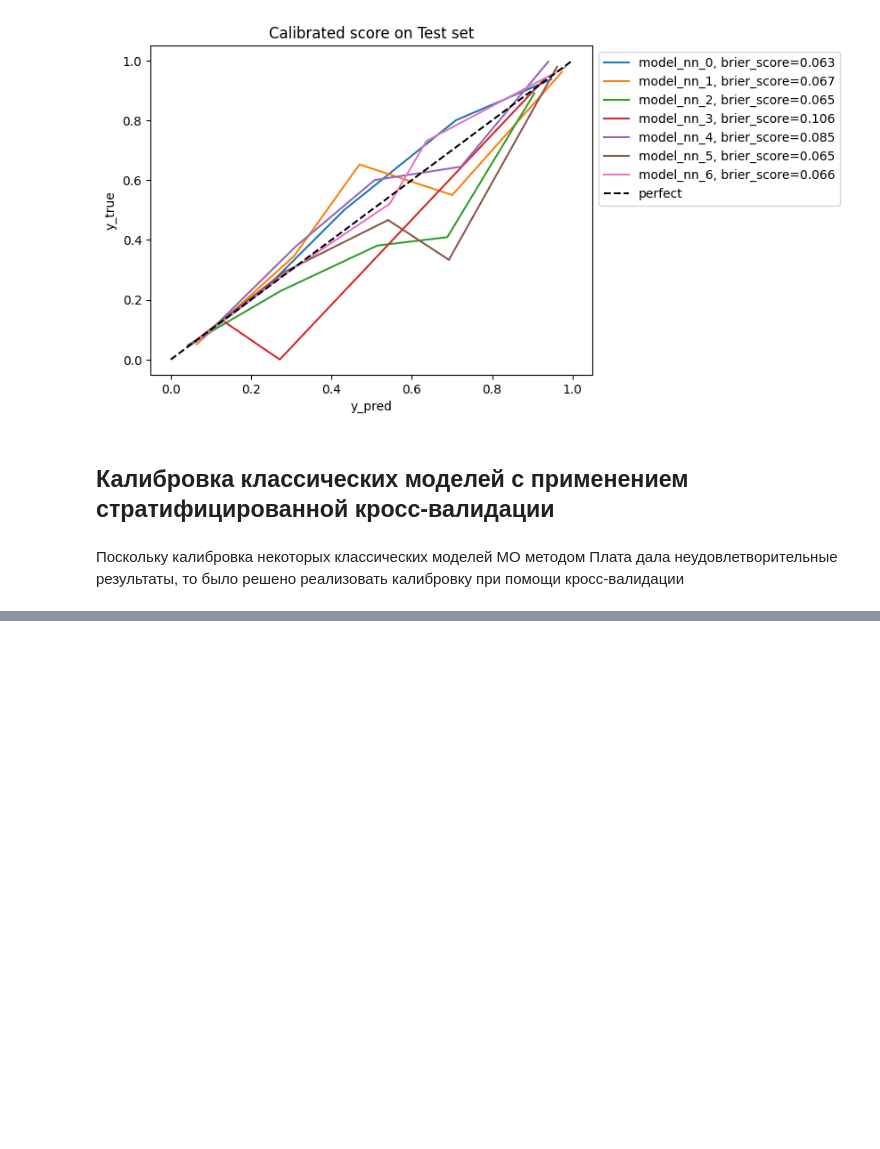
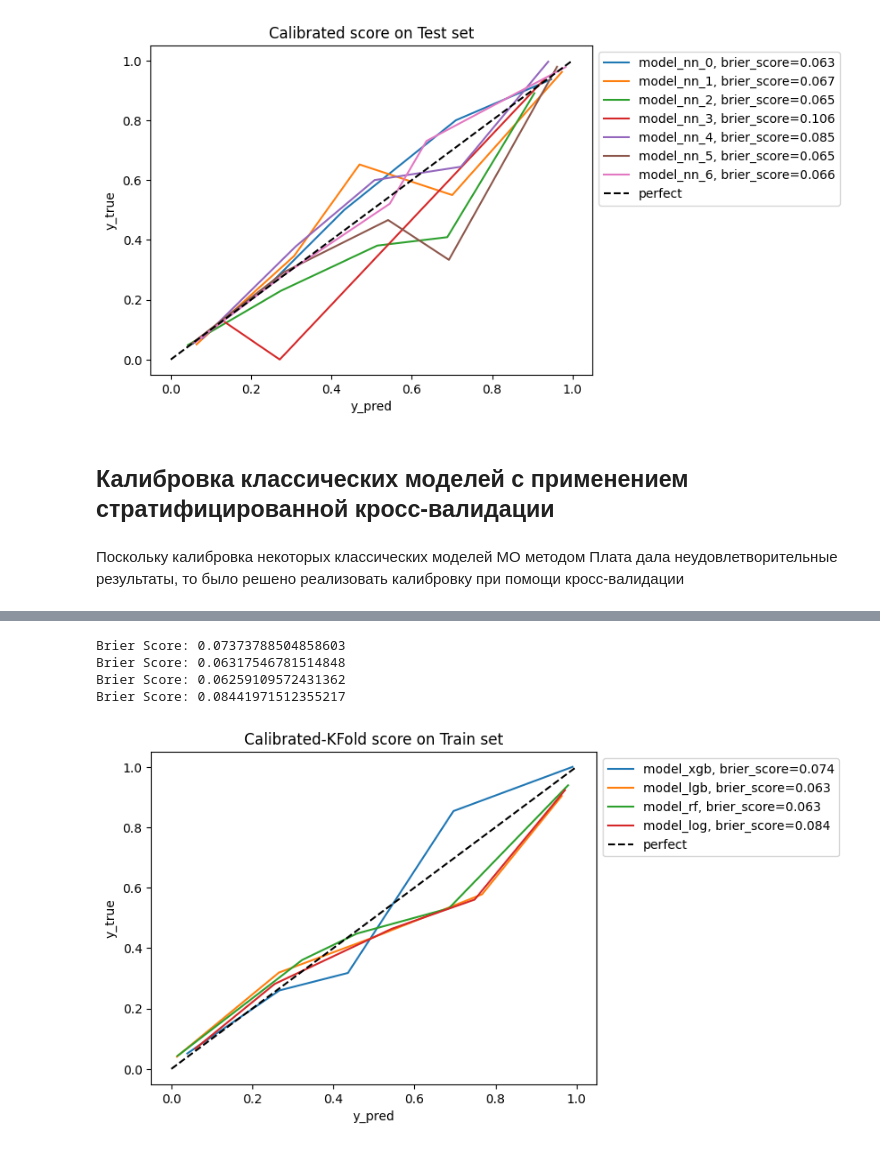
Before and after one commit to matvilen/BankChurn, a Jupyter notebook: 4_calibration_of_models.ipynb, the cells around one changed output, grey strips where cells are left out. Drawn from its saved outputs; the diff is of its cells as text; code cells hidden in the pictures; blank space fills up the shorter version.

```diff
--- a/4_calibration_of_models.ipynb
+++ b/4_calibration_of_models.ipynb
@@ -513,0 +492,13 @@ Brier Score: 0.08608059216874159
+# %%
+df_valid_1, df_valid_2 = train_test_split(df_valid, test_size=0.30, random_state=42)
+
+X_train =  df_valid_1[feature_columns]
+y_train = df_valid_1[target_col]
+X_val =  df_valid_2[feature_columns]
+y_val = df_valid_2[target_col]
+
+calibrators_ml_kfold = []
+for i, model in enumerate(models_all[:4]):
+    calibrator = Strat_kfold(model)
+    calibrator.train(X_train, y_train, X_val, y_val)
+    calibrators_ml_kfold.append(calibrator)
@@ -513,0 +523,24 @@ Brier Score: 0.08608059216874159
+# %%
+fig = plt.figure()
+for i, calibrated_model in enumerate(calibrators_ml_kfold):
+    y_pred_prob = calibrated_model.predict_proba(df_train[feature_columns])
+    # Вычисление Brier Score
+    score = brier_score_loss(df_train[target_col], calibrated_model.get_average_probs())
+    print("Brier Score:", score)
+    y_true = df_train[target_col]
+
+    prob_true, prob_pred = calibration_curve(y_true, y_pred_prob, n_bins=5)
+    plt.plot(prob_pred, prob_true, label=f'{names_ml[i]}, brier_score={round(score, 3)}')
+
+plt.title('Calibrated-KFold score on Train set')
+plt.plot([0, 1], [0, 1], '--', color='black', label='perfect')
+plt.legend(bbox_to_anchor=(1,1), loc="upper left")
+plt.xlabel('y_pred')
+plt.ylabel('y_true')
+fig.savefig('reliability_curve_calib_train_KFold_ml.pdf')
+# %% [output]
+Brier Score: 0.07373788504858603
+Brier Score: 0.06317546781514848
+Brier Score: 0.06259109572431362
+Brier Score: 0.08441971512355217
+[figure, added]
```
Also changed, not shown: parts of 12 cells of this notebook.
